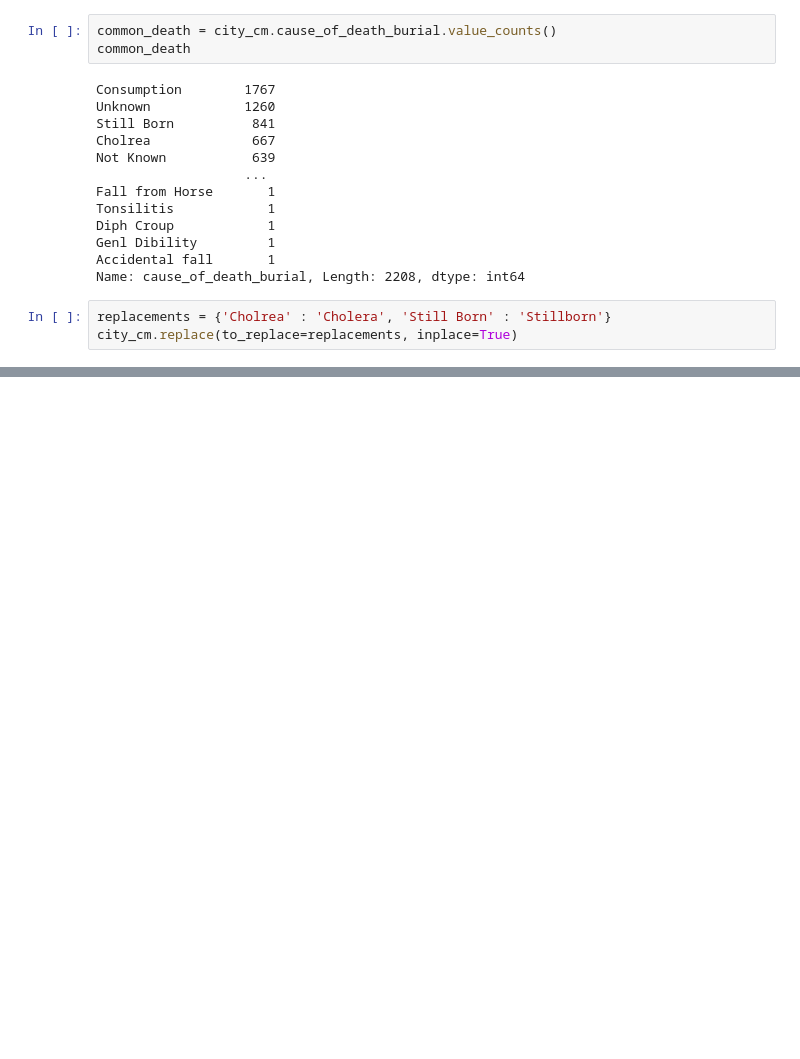
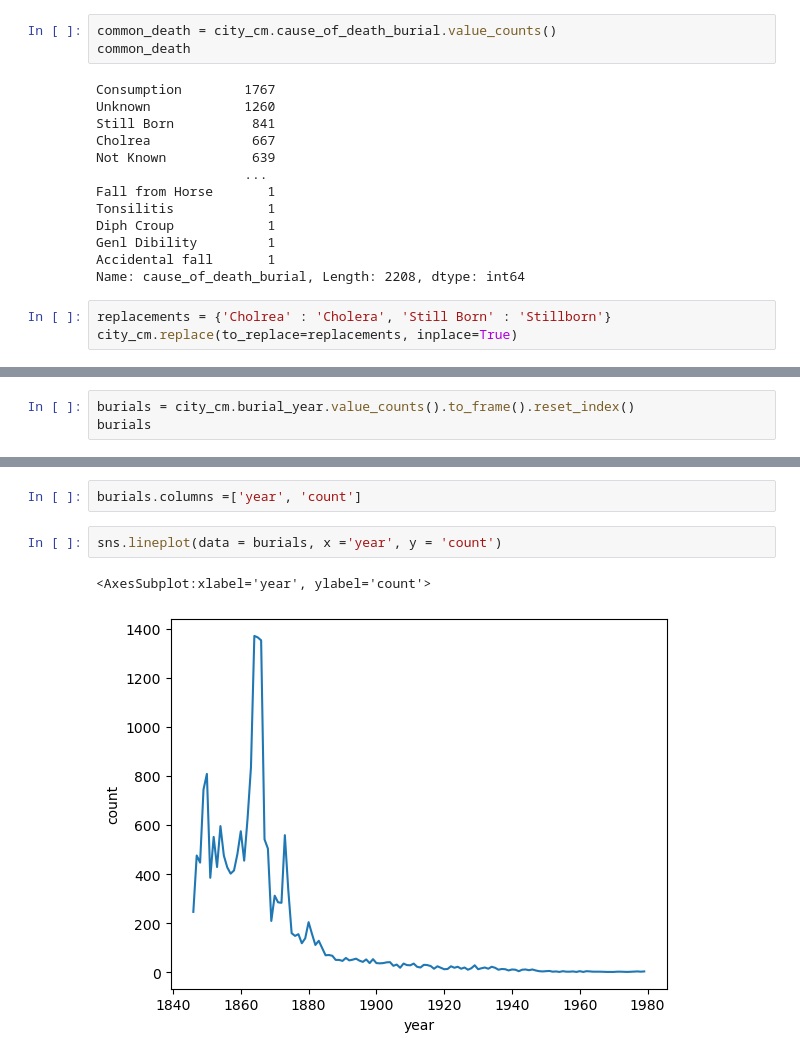
Before and after one commit to NSS-Data-Analytics-Cohort-10/advanced-pandas-ekinnard23, a Jupyter notebook: notebooks/advanced_pandas_ekinnard23_notebook.ipynb, the cells around one changed output, grey strips where cells are left out. Cells and saved outputs as stored; diff of their text form; blank space fills up the shorter version.

```diff
--- a/notebooks/advanced_pandas_ekinnard23_notebook.ipynb
+++ b/notebooks/advanced_pandas_ekinnard23_notebook.ipynb
@@ -51,0 +50,3 @@ burials
+# %%
+burials = city_cm.burial_year.value_counts().to_frame().reset_index()
+burials
@@ -51,0 +67,7 @@ burials
+# %%
+burials.columns =['year', 'count']
+# %%
+sns.lineplot(data = burials, x ='year', y = 'count')
+# %% [output]
+<AxesSubplot:xlabel='year', ylabel='count'>
+[figure, added]
```
Also changed, not shown: parts of 5 cells of this notebook.
